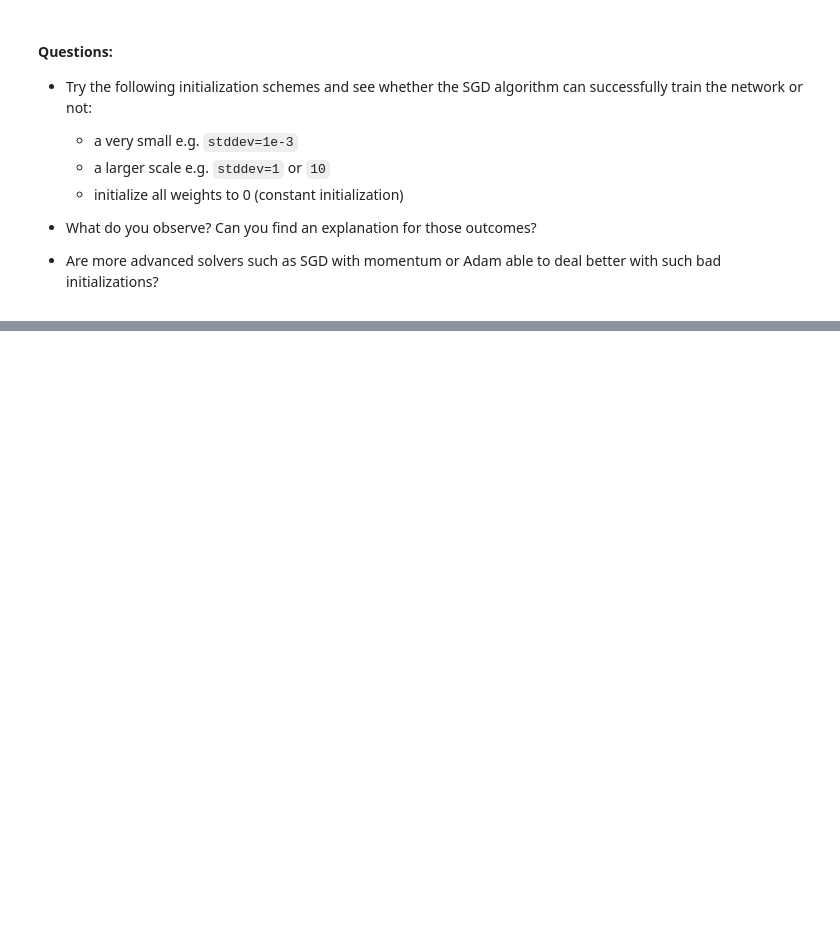
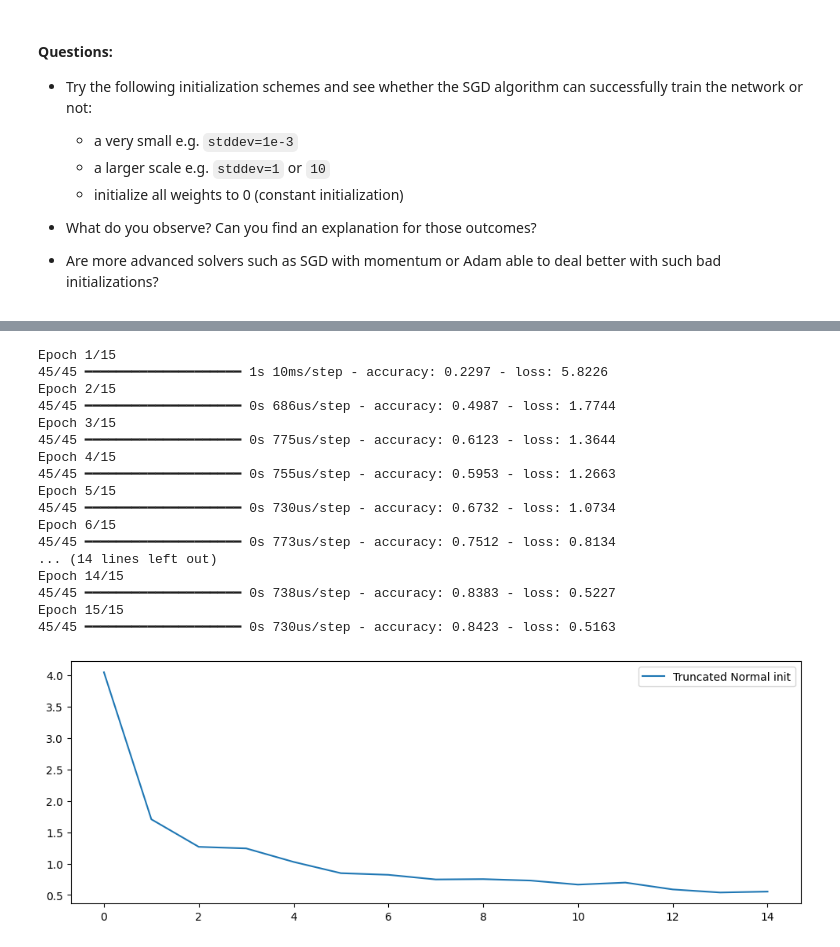
Before and after one commit to UofT-DSI/deep_learning, a Jupyter notebook: 01_materials/labs/lab_1.ipynb, the cells around one changed output, grey strips where cells are left out. Saved outputs shown, nothing was run; the diff lists cells and outputs as text; code cells hidden in the pictures; blank space fills up the shorter version.

```diff
--- a/01_materials/labs/lab_1.ipynb
+++ b/01_materials/labs/lab_1.ipynb
@@ -394,0 +768,38 @@ model.layers[0].weights
+# %%
+normal_init = initializers.TruncatedNormal(stddev=1, seed=42)
+
+model = Sequential()
+model.add(Dense(hidden_dim, input_dim=input_dim, activation="tanh",
+                kernel_initializer=normal_init))
+model.add(Dense(hidden_dim, activation="tanh",
+                kernel_initializer=normal_init))
+model.add(Dense(output_dim, activation="softmax",
+                kernel_initializer=normal_init))
+
+model.compile(optimizer=optimizers.SGD(learning_rate=0.1),
+              loss='categorical_crossentropy', metrics=['accuracy'])
+
+history = model.fit(X_train, y_train, epochs=15, batch_size=32)
+
+plt.figure(figsize=(12, 4))
+plt.plot(history.history['loss'], label="Truncated Normal init")
+plt.legend();
+# %% [output]
+Epoch 1/15
+45/45 ━━━━━━━━━━━━━━━━━━━━ 1s 10ms/step - accuracy: 0.2297 - loss: 5.8226
+Epoch 2/15
+45/45 ━━━━━━━━━━━━━━━━━━━━ 0s 686us/step - accuracy: 0.4987 - loss: 1.7744
+Epoch 3/15
+45/45 ━━━━━━━━━━━━━━━━━━━━ 0s 775us/step - accuracy: 0.6123 - loss: 1.3644
+Epoch 4/15
+45/45 ━━━━━━━━━━━━━━━━━━━━ 0s 755us/step - accuracy: 0.5953 - loss: 1.2663
+Epoch 5/15
+45/45 ━━━━━━━━━━━━━━━━━━━━ 0s 730us/step - accuracy: 0.6732 - loss: 1.0734
+Epoch 6/15
+45/45 ━━━━━━━━━━━━━━━━━━━━ 0s 773us/step - accuracy: 0.7512 - loss: 0.8134
+... (14 lines left out)
+Epoch 14/15
+45/45 ━━━━━━━━━━━━━━━━━━━━ 0s 738us/step - accuracy: 0.8383 - loss: 0.5227
+Epoch 15/15
+45/45 ━━━━━━━━━━━━━━━━━━━━ 0s 730us/step - accuracy: 0.8423 - loss: 0.5163
+[figure, added]
```
Also changed, not shown: parts of 36 cells of this notebook, 1 other file.
